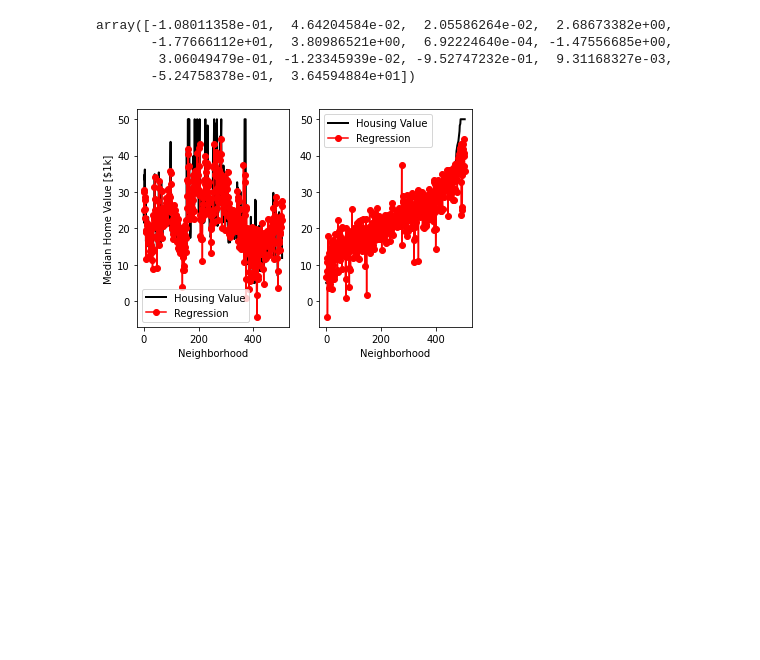
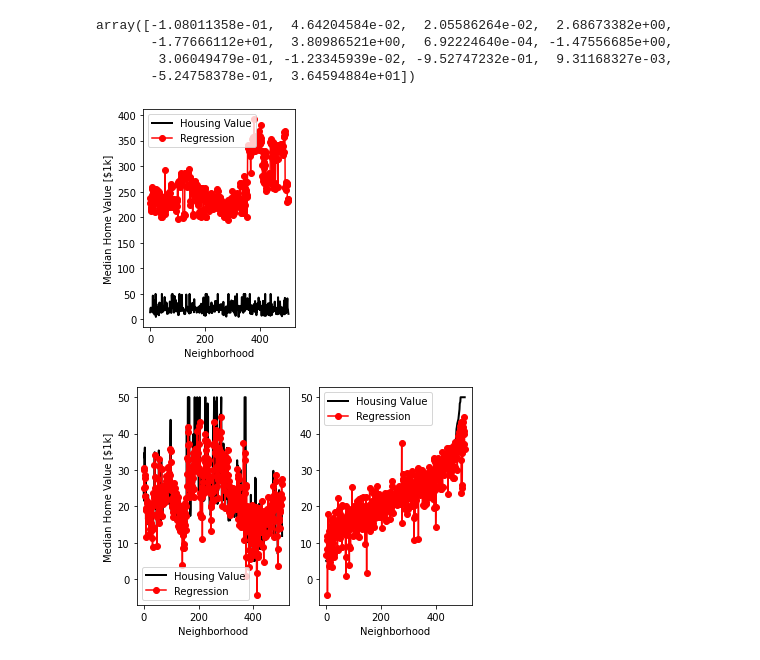
Before and after one commit to dparksports/singular-value-decomposition, a Jupyter notebook: regression.ipynb, the cells around one changed output. Cells and saved outputs as stored; diff of their text form; code cells hidden in the pictures; blank space fills up the shorter version.

```diff
--- a/regression.ipynb
+++ b/regression.ipynb
@@ -82,6 +82,19 @@ array([-1.08011358e-01,  4.64204584e-02,  2.05586264e-02,  2.68673382e+00,
        -1.77666112e+01,  3.80986521e+00,  6.92224640e-04, -1.47556685e+00,
         3.06049479e-01, -1.23345939e-02, -9.52747232e-01,  9.31168327e-03,
        -5.24758378e-01,  3.64594884e+01])
+# %%
+fig = plt.figure()
+ax1 = fig.add_subplot(121)
+
+plt.plot(b, Color='k', LineWidth=2, label='Housing Value') # True relationship
+plt.plot(A@x, '-o', Color='r', LineWidth=1.5, MarkerSize=6, label='Regression')
+plt.xlabel('Neighborhood')
+plt.ylabel('Median Home Value [$1k]')
+plt.legend()
+
+plt.show()
+# %% [output]
+[figure, added]
 # %%
 fig = plt.figure()
 ax1 = fig.add_subplot(121)
```
Also changed, not shown: parts of 3 cells of this notebook.
